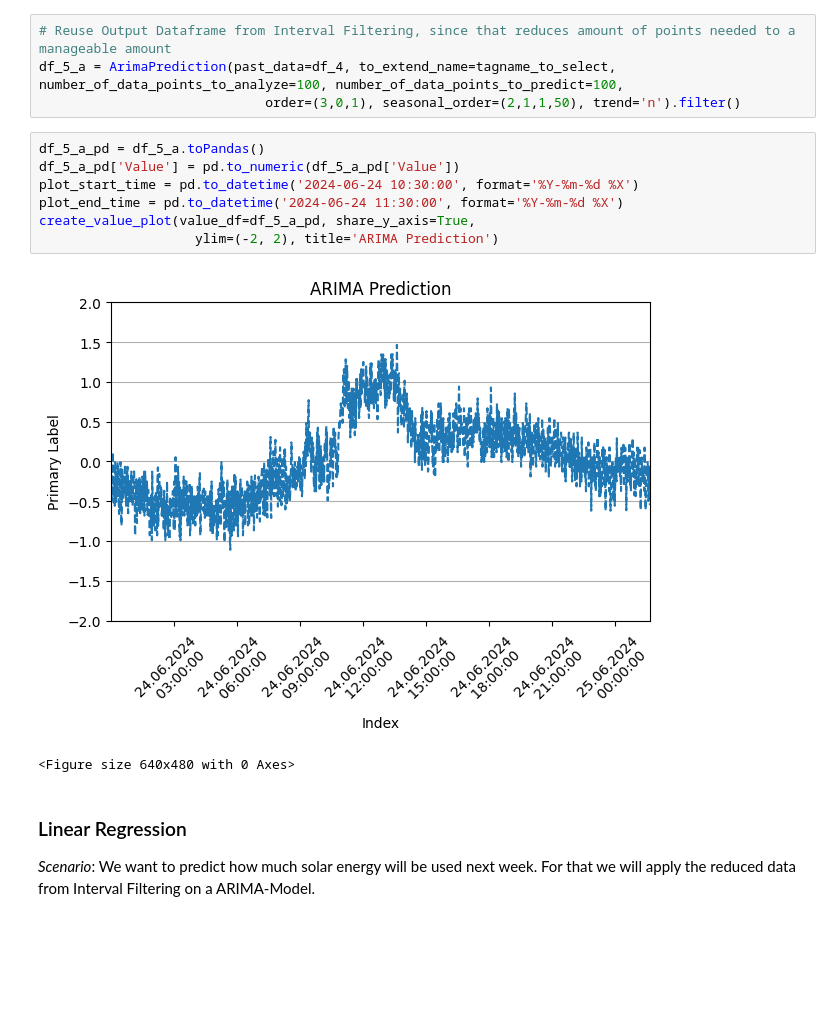
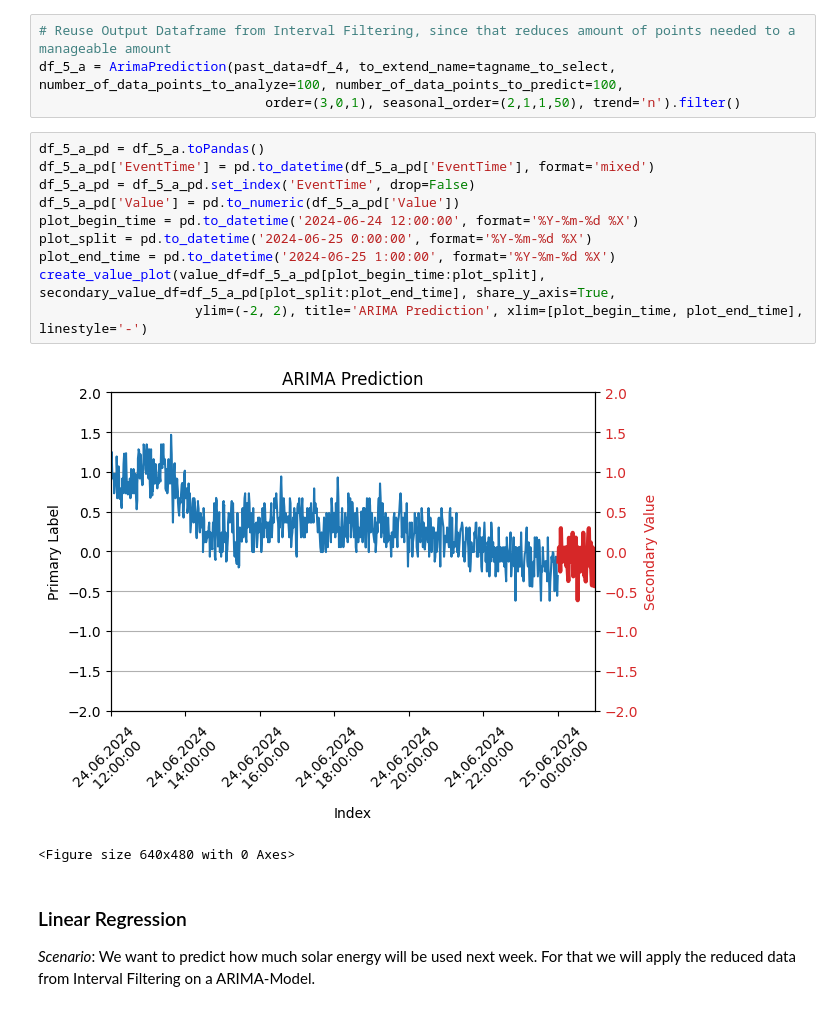
Before and after one commit to rtdip/core, a Jupyter notebook: notebook/pipeline_showcase.ipynb, the cells around one changed output. Drawn from its saved outputs; the diff is of its cells as text; blank space fills up the shorter version.

```diff
--- a/notebook/pipeline_showcase.ipynb
+++ b/notebook/pipeline_showcase.ipynb
@@ -173,13 +176,16 @@ df_5_a = ArimaPrediction(past_data=df_4, to_extend_name=tagname_to_select, numbe
                              order=(3,0,1), seasonal_order=(2,1,1,50), trend='n').filter()
 # %%
 df_5_a_pd = df_5_a.toPandas()
+df_5_a_pd['EventTime'] = pd.to_datetime(df_5_a_pd['EventTime'], format='mixed')
+df_5_a_pd = df_5_a_pd.set_index('EventTime', drop=False)
 df_5_a_pd['Value'] = pd.to_numeric(df_5_a_pd['Value'])
-plot_start_time = pd.to_datetime('2024-06-24 10:30:00', format='%Y-%m-%d %X')
-plot_end_time = pd.to_datetime('2024-06-24 11:30:00', format='%Y-%m-%d %X')
-create_value_plot(value_df=df_5_a_pd, share_y_axis=True,
-                    ylim=(-2, 2), title='ARIMA Prediction')
+plot_begin_time = pd.to_datetime('2024-06-24 12:00:00', format='%Y-%m-%d %X')
+plot_split = pd.to_datetime('2024-06-25 0:00:00', format='%Y-%m-%d %X')
+plot_end_time = pd.to_datetime('2024-06-25 1:00:00', format='%Y-%m-%d %X')
+create_value_plot(value_df=df_5_a_pd[plot_begin_time:plot_split], secondary_value_df=df_5_a_pd[plot_split:plot_end_time], share_y_axis=True,
+                    ylim=(-2, 2), title='ARIMA Prediction', xlim=[plot_begin_time, plot_end_time], linestyle='-')
 # %% [output]
-[figure, old version]
+[figure, new version]
 <Figure size 640x480 with 0 Axes>
 # %% [markdown]
 ### Linear Regression
```
Also changed, not shown: parts of 5 cells of this notebook.
